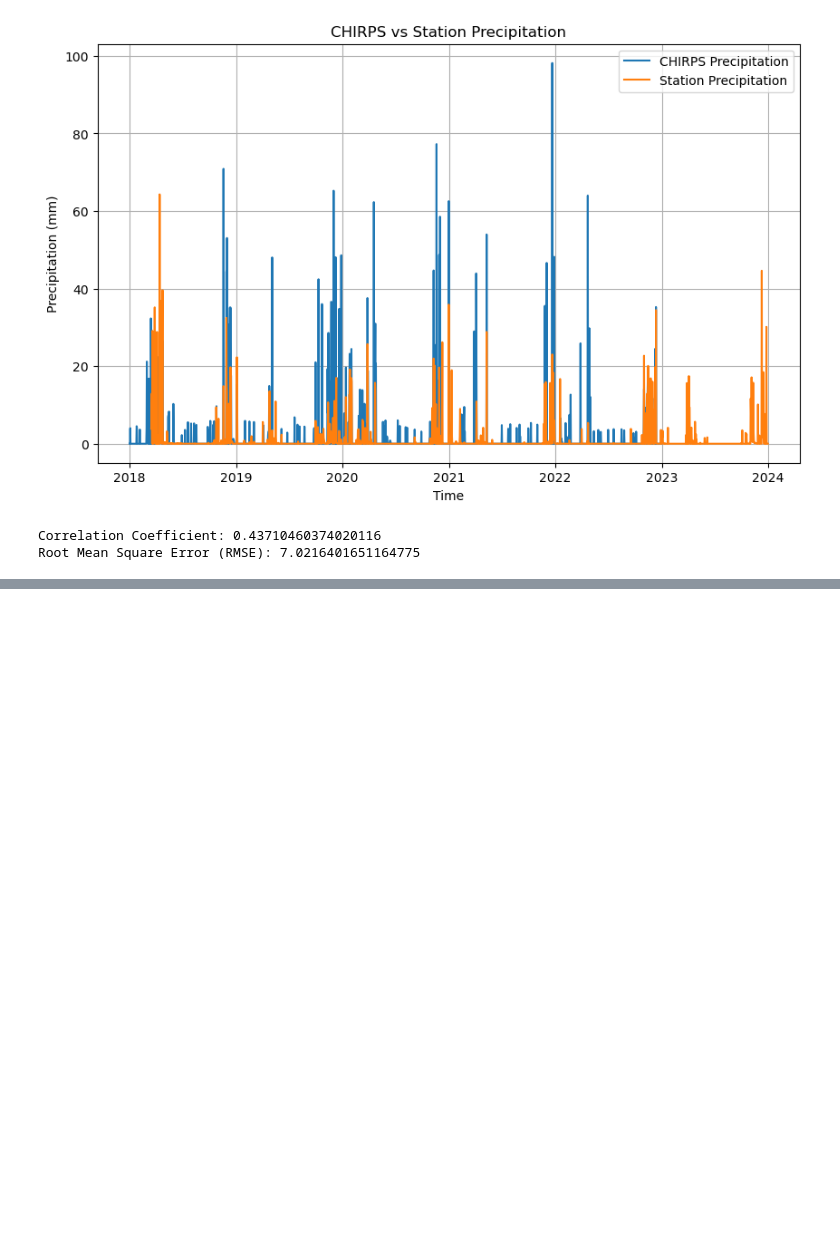
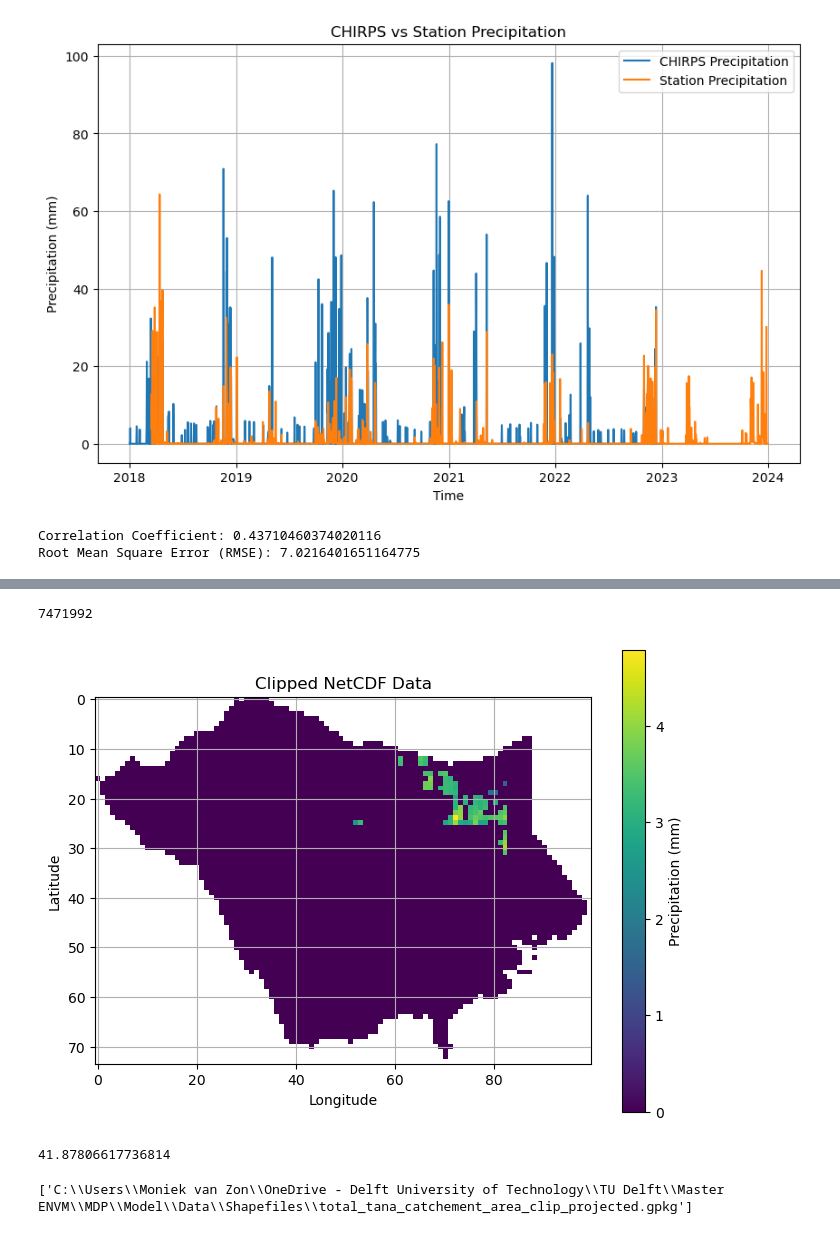
Before and after one commit to pjdebruijn2505/Git_mdp, a Jupyter notebook: data_processing/data_processing_Satellite.ipynb, the cells around one changed output, grey strips where cells are left out. Saved outputs shown, nothing was run; the diff lists cells and outputs as text; code cells hidden in the pictures; blank space fills up the shorter version.

```diff
--- a/data_processing/data_processing_Satellite.ipynb
+++ b/data_processing/data_processing_Satellite.ipynb
@@ -309,0 +341,26 @@ Root Mean Square Error (RMSE): 7.0216401651164775
+# %%
+def clip_netCDF_to_geopackage(netCDF_file, geopackage_file):
+    # Open the GeoPackage file
+    geopackage_gdf = gpd.read_file(geopackage_file)
+
+    # Open the NetCDF file
+    with rasterio.open(netCDF_file) as src:
+        # Read the NetCDF data
+        data = src.read(1)
+
+        # Clip the NetCDF data to the GeoPackage boundaries
+        clipped_data, _ = mask(src, geopackage_gdf.geometry, crop=True, nodata=np.nan)
+
+        # Get metadata for the clipped data
+        meta = src.meta.copy()
+
+    return clipped_data, meta
+
+# Example usage:
+
+netCDF_file = data_files[0]  # Assuming data_files contains the list of NetCDF file paths
+for geopackage_file in shape_files:  # Assuming shape_files is a list of GeoPackage file paths
+    clipped_data, meta = clip_netCDF_to_geopackage(netCDF_file, geopackage_file)
+
+# clipped_data, meta = clip_netCDF_to_geopackage(chirps_file, shape_files)
+clipped_data
@@ -309,0 +385,22 @@ Root Mean Square Error (RMSE): 7.0216401651164775
+# %%
+clipped_values = np.count_nonzero(~np.isnan(clipped_data))
+print(clipped_values)
+plt.figure(figsize=(8, 6))
+plt.imshow(clipped_data[0])#, extent=[lon_min, lon_max, lat_min, lat_max])
+plt.colorbar(label='Precipitation (mm)')
+plt.xlabel('Longitude')
+plt.ylabel('Latitude')
+plt.title('Clipped NetCDF Data')
+plt.grid(True)
+plt.show()
+# %% [output]
+7471992
+[figure, added]
+# %%
+clipped_values = clipped_data[~np.isnan(clipped_data)]
+min_value = np.nanmin(clipped_values)
+max_value = np.nanmax(clipped_values)
+percentile_90 = np.nanpercentile(clipped_values, 99)
+percentile_90
+# %% [output]
+41.87806617736814
@@ -309,0 +433,4 @@ Root Mean Square Error (RMSE): 7.0216401651164775
+# %%
+print(shape_files)
+# %% [output]
+['C:\\Users\\Moniek van Zon\\OneDrive - Delft University of Technology\\TU Delft\\Master ENVM\\MDP\\Model\\Data\\Shapefiles\\total_tana_catchement_area_clip_projected.gpkg']
```
Also changed, not shown: parts of 9 cells of this notebook, 1 other file.
